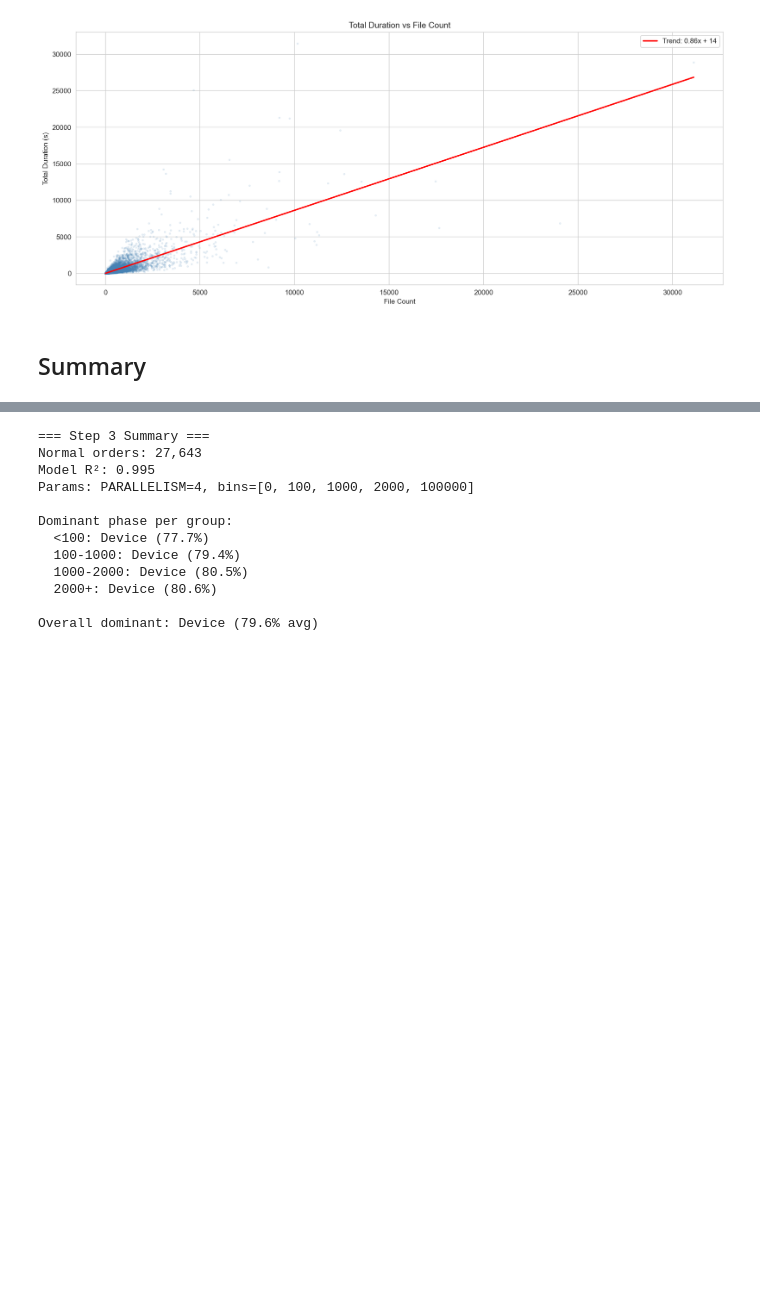
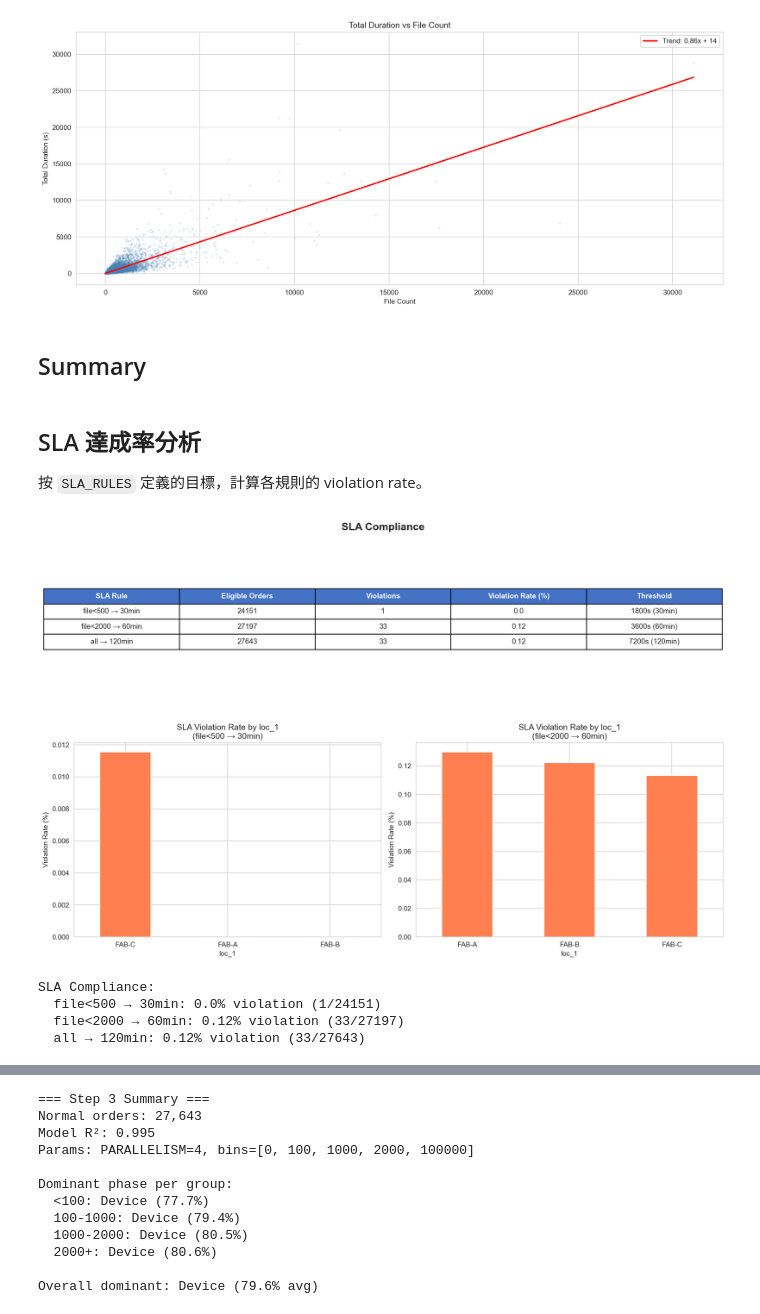
Before and after one commit to yschiang/perf-profiling, a Jupyter notebook: notebooks/step3_bottleneck.ipynb, the cells around one changed output, grey strips where cells are left out. Cells and saved outputs as stored; diff of their text form; code cells hidden in the pictures; blank space fills up the shorter version.

```diff
--- a/notebooks/step3_bottleneck.ipynb
+++ b/notebooks/step3_bottleneck.ipynb
@@ -172,3 +172,73 @@ plt.show()
 [figure]
 # %% [markdown]
 ## Summary
+# %% [markdown]
+## SLA 達成率分析
+
+按 `SLA_RULES` 定義的目標，計算各規則的 violation rate。
+# %%
+# SLA compliance analysis
+sla_results = []
+for max_fc, max_dur, label in SLA_RULES:
+    eligible = normal[normal['file_count'] <= max_fc]
+    if len(eligible) == 0:
+        continue
+    violations = eligible[eligible['total_duration_seconds'] > max_dur]
+    rate = len(violations) / len(eligible) * 100
+    sla_results.append({
+        'SLA Rule': label,
+        'Eligible Orders': len(eligible),
+        'Violations': len(violations),
+        'Violation Rate (%)': round(rate, 2),
+        'Threshold': f'{max_dur}s ({max_dur//60}min)',
+    })
+
+sla_df = pd.DataFrame(sla_results)
+
+# Table image
+fig, ax = plt.subplots(figsize=(12, max(2.5, len(sla_df) * 0.6 + 1.5)))
+ax.axis('off')
+ax.set_title('SLA Compliance', fontsize=13, fontweight='bold', pad=15)
+tbl = ax.table(cellText=sla_df.values.tolist(), colLabels=sla_df.columns.tolist(),
+               cellLoc='center', loc='center')
+tbl.auto_set_font_size(False)
+tbl.set_fontsize(9)
+tbl.scale(1, 1.5)
+for j in range(len(sla_df.columns)):
+    tbl[0, j].set_facecolor('#4472C4')
+    tbl[0, j].set_text_props(color='white', fontweight='bold')
+# Highlight high violation rates
+for r in range(len(sla_df)):
+    rate = sla_df.iloc[r]['Violation Rate (%)']
+    if rate > 10:
+        tbl[r+1, 3].set_facecolor('#FFD7D7')
+plt.tight_layout()
+plt.savefig(REPORTS_DIR / 'step3_sla_compliance.png', dpi=150, bbox_inches='tight', facecolor='white')
+plt.show()
+
+# SLA violation by loc_1
+fig, axes = plt.subplots(1, 2, figsize=(14, 5))
+for ax_idx, (max_fc, max_dur, label) in enumerate(SLA_RULES[:2]):
+    eligible = normal[normal['file_count'] <= max_fc]
+    if len(eligible) == 0:
+        continue
+    loc_viol = eligible.groupby('loc_1').apply(
+        lambda g: (g['total_duration_seconds'] > max_dur).mean() * 100).sort_values(ascending=False)
+    loc_viol.plot(kind='bar', ax=axes[ax_idx], color='coral')
+    axes[ax_idx].set_title(f'SLA Violation Rate by loc_1\n({label})')
+    axes[ax_idx].set_ylabel('Violation Rate (%)')
+    axes[ax_idx].tick_params(axis='x', rotation=0)
+plt.tight_layout()
+plt.savefig(REPORTS_DIR / 'step3_sla_by_location.png', dpi=150)
+plt.show()
+
+print("SLA Compliance:")
+for _, row in sla_df.iterrows():
+    print(f"  {row['SLA Rule']}: {row['Violation Rate (%)']}% violation ({row['Violations']}/{row['Eligible Orders']})")
+# %% [output]
+[figure, added]
+[figure, added]
+SLA Compliance:
+  file<500 → 30min: 0.0% violation (1/24151)
+  file<2000 → 60min: 0.12% violation (33/27197)
+  all → 120min: 0.12% violation (33/27643)
```
Also changed, not shown: parts of 3 cells of this notebook, 7 other files.
